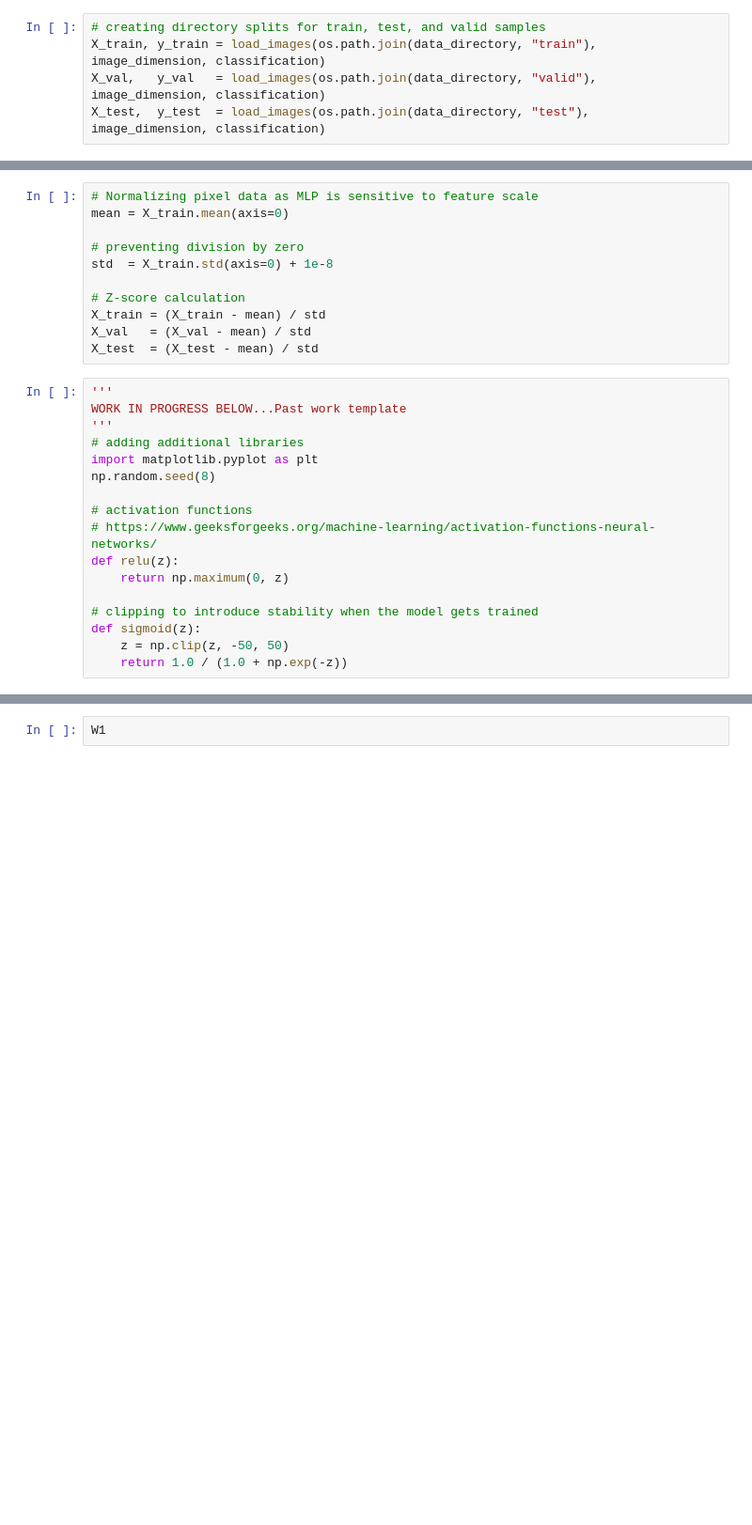
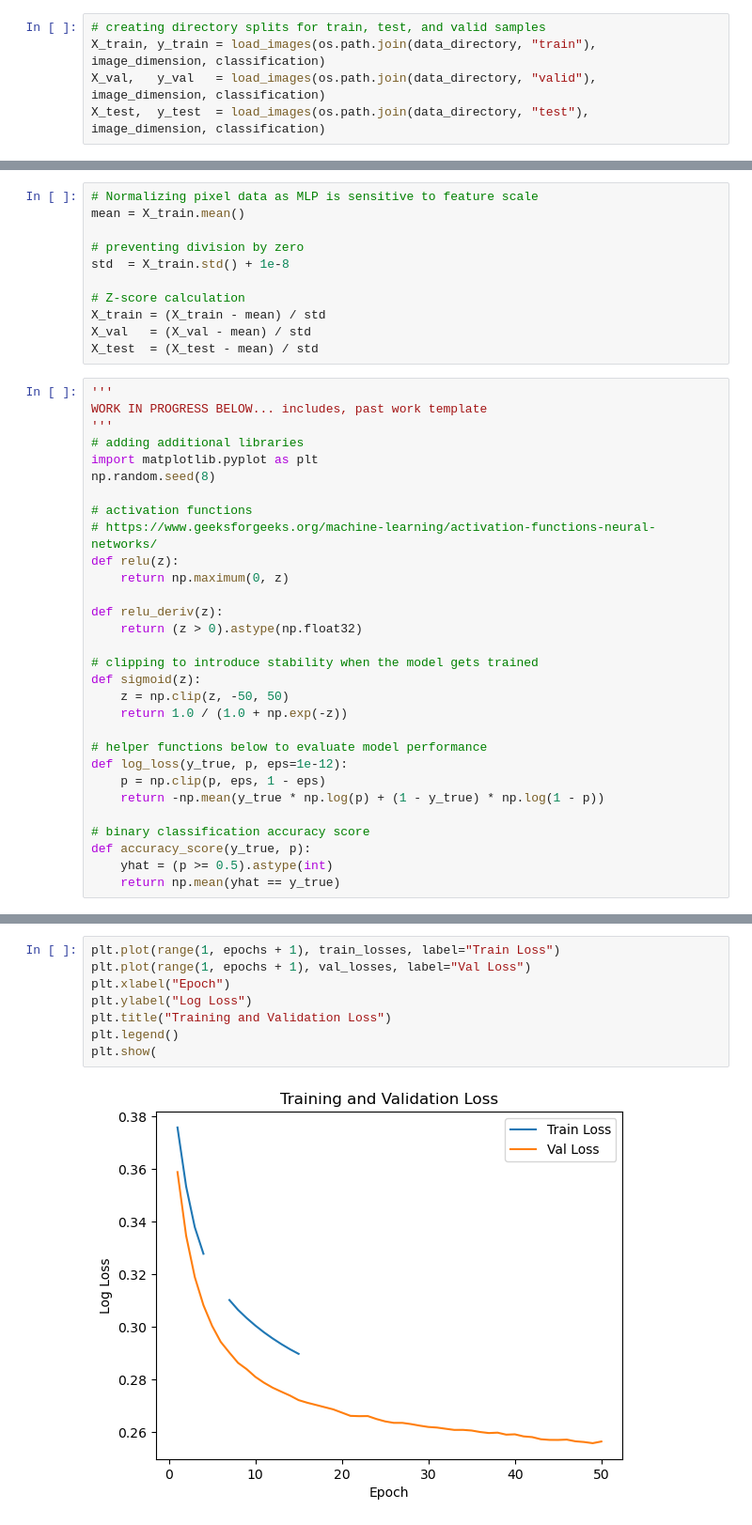
Before and after one commit to khushikhan0/ds4420_project, a Jupyter notebook: mlp.ipynb, the cells around one changed output, grey strips where cells are left out. Shown at 94% size. Saved outputs shown, nothing was run; the diff lists cells and outputs as text; blank space fills up the shorter version.

```diff
--- a/mlp.ipynb
+++ b/mlp.ipynb
@@ -54,9 +76,9 @@ Test: (6300, 12288)
 # %%
 # Normalizing pixel data as MLP is sensitive to feature scale
-mean = X_train.mean(axis=0)
+mean = X_train.mean()
 
 # preventing division by zero
-std  = X_train.std(axis=0) + 1e-8
+std  = X_train.std() + 1e-8
 
 # Z-score calculation
 X_train = (X_train - mean) / std
@@ -64,7 +86,7 @@ X_val   = (X_val - mean) / std
 X_test  = (X_test - mean) / std
 # %%
 '''
-WORK IN PROGRESS BELOW...Past work template
+WORK IN PROGRESS BELOW... includes, past work template
 '''
 # adding additional libraries
 import matplotlib.pyplot as plt
@@ -75,10 +97,23 @@ np.random.seed(8)
 def relu(z):
     return np.maximum(0, z)
 
+def relu_deriv(z):
+    return (z > 0).astype(np.float32)
+
 # clipping to introduce stability when the model gets trained
 def sigmoid(z):
     z = np.clip(z, -50, 50)
     return 1.0 / (1.0 + np.exp(-z))
+
+# helper functions below to evaluate model performance
+def log_loss(y_true, p, eps=1e-12):
+    p = np.clip(p, eps, 1 - eps)
+    return -np.mean(y_true * np.log(p) + (1 - y_true) * np.log(1 - p))
+
+# binary classification accuracy score
+def accuracy_score(y_true, p):
+    yhat = (p >= 0.5).astype(int)
+    return np.mean(yhat == y_true)
 # %%
 # step size
 # accommodates the higher dimensionality of image data
@@ -178,2 +340,10 @@ np.mean(y_train), np.mean(y_test)
 # %%
-W1
+plt.plot(range(1, epochs + 1), train_losses, label="Train Loss")
+plt.plot(range(1, epochs + 1), val_losses, label="Val Loss")
+plt.xlabel("Epoch")
+plt.ylabel("Log Loss")
+plt.title("Training and Validation Loss")
+plt.legend()
+plt.show(
+# %% [output]
+[figure, added]
```
Also changed, not shown: parts of 12 cells of this notebook, 1 other file.
